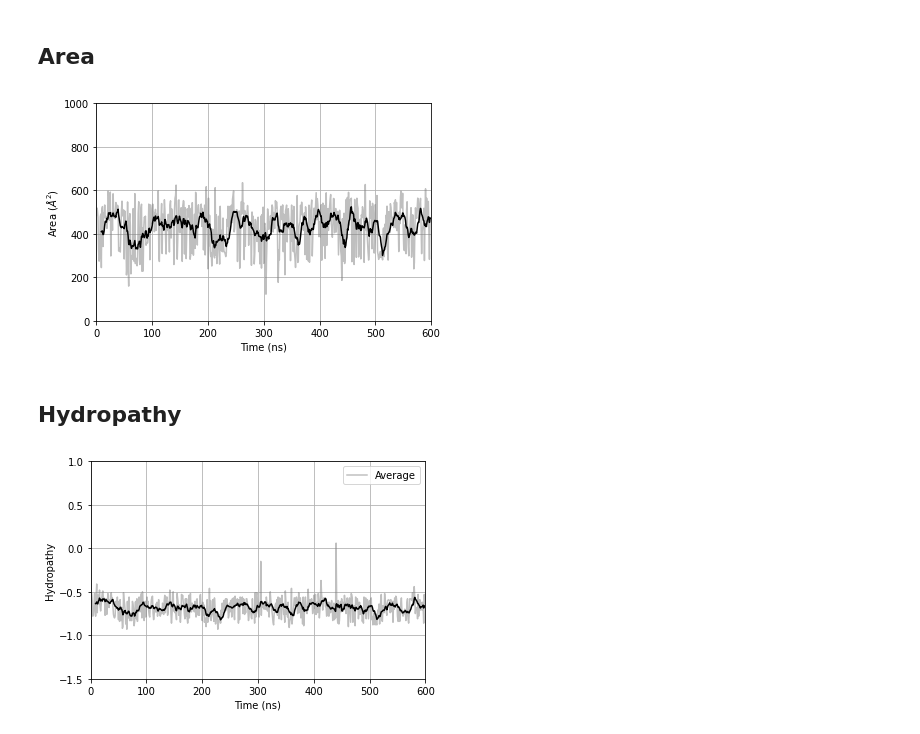
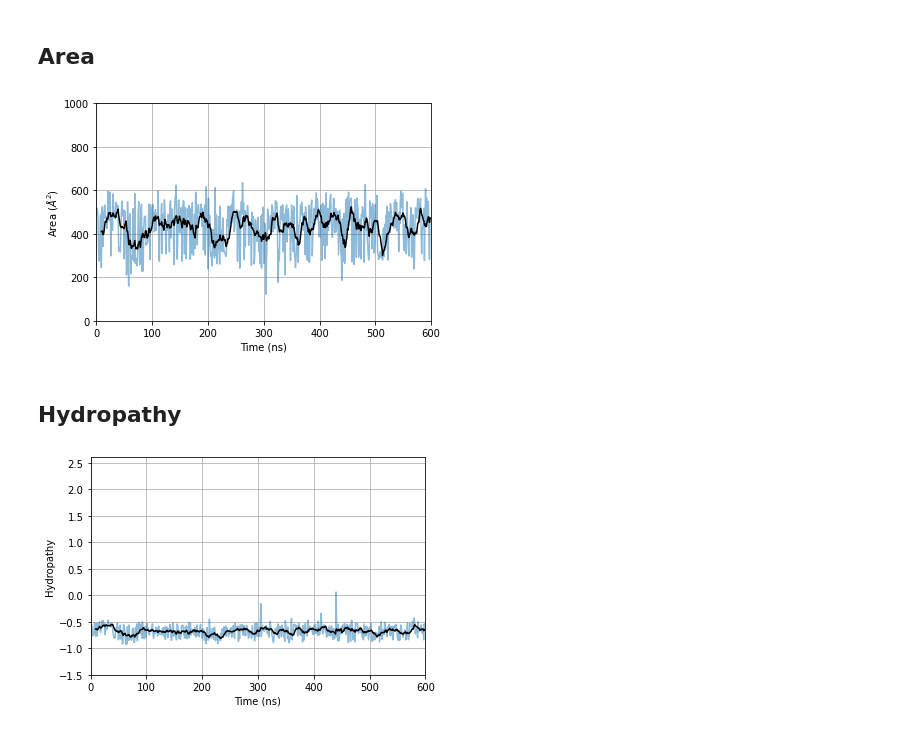
Before and after one commit to LBC-LNBio/pyKVFinder, a Jupyter notebook: examples/md-analysis/md-analysis.ipynb, the cells around one changed output. Saved outputs shown, nothing was run; the diff lists cells and outputs as text; code cells hidden in the pictures.

```diff
--- a/examples/md-analysis/md-analysis.ipynb
+++ b/examples/md-analysis/md-analysis.ipynb
@@ -53,7 +54,7 @@ with open('box.toml', 'w') as f:
 # Cavity detection and characterization on reference
 # %%
 # Detect and characterize cavities on reference
-results = pyKVFinder.run_workflow(reference, probe_out=12.0, volume_cutoff=100.0, box='./box.toml', include_depth=True, include_hydropathy=True, ignore_backbone=True)
+results = pyKVFinder.run_workflow(reference, probe_out=12.0, volume_cutoff=50.0, box='./box.toml', include_depth=True, include_hydropathy=True, ignore_backbone=True)
 
 # Export cavities and results
 results.export_all(fn='./results/6W02/6W02.results.toml', output='./results/6W02/6W02.output.pdb', output_hydropathy='./results/6W02/6W02.EisenbergWeiss.pdb', include_frequencies_pdf=True, pdf='./results/6W02/6W02.histograms.pdf')
@@ -110,9 +128,6 @@ NGLWidget()
 # %% [markdown]
 # Occurrence analysis
 # %%
-# Read ligand coordinates
-latomic = pyKVFinder.read_pdb(ligand)
-
 # Create empty array
 occurrence = None
 
@@ -124,7 +139,7 @@ for frame in frames:
     vertices, atomic = pyKVFinder.get_vertices_from_file('./box.toml', atomic, probe_out=12.0)
 
     # Detect biomolecular cavities
-    ncav, cavities = pyKVFinder.detect(atomic, vertices, probe_out=12.0, box_adjustment=True, latomic=latomic)
+    ncav, cavities = pyKVFinder.detect(atomic, vertices, probe_out=12.0, box_adjustment=True, volume_cutoff=50.0)
 
     if occurrence is None:
         occurrence = (cavities > 1).astype(int)
@@ -169,9 +192,6 @@ NGLWidget()
 # Properties throughout the simulation
 # %%
 # Calculating depth
-
-# Read ligand coordinates
-latomic = pyKVFinder.read_pdb(ligand)
 
 # Depths
 depth = numpy.zeros((2, len(frames)))
@@ -184,10 +204,10 @@ for frame in frames:
     atomic = pyKVFinder.read_pdb(os.path.join('./data', frame))
 
     # Get vertices from file
-    vertices, atomic = pyKVFinder.get_vertices_from_file('./box.toml', atomic, probe_out=8.0)
+    vertices, atomic = pyKVFinder.get_vertices_from_file('./box.toml', atomic, probe_out=12.0)
 
     # Detect biomolecular cavities
-    ncav, cavities = pyKVFinder.detect(atomic, vertices, probe_out=12.0, box_adjustment=True, latomic=latomic)
+    ncav, cavities = pyKVFinder.detect(atomic, vertices, probe_out=12.0, box_adjustment=True, volume_cutoff=50.0)
 
     # Depth characterization
     depths, max_depth, avg_depth = pyKVFinder.depth(cavities)
@@ -270,7 +290,7 @@ for frame in frames:
     vertices, atomic = pyKVFinder.get_vertices_from_file('./box.toml', atomic, probe_out=12.0)
 
     # Detect biomolecular cavities
-    ncav, cavities = pyKVFinder.detect(atomic, vertices, probe_out=12.0, box_adjustment=True)
+    ncav, cavities = pyKVFinder.detect(atomic, vertices, probe_out=12.0, box_adjustment=True, volume_cutoff=50.0)
 
     # Spatial characterization
     surface, volume, area = pyKVFinder.spatial(cavities)
@@ -328,7 +348,7 @@ fig.savefig('./results/plots/volume.png', dpi=300)
 data = pd.DataFrame(volarea, index=['Volume', 'Area']).transpose().replace(0, numpy.nan)
 
 # Plot data points
-ax = data['Area'].plot.line(color='gray', alpha=0.5)
+ax = data['Area'].plot.line(alpha=0.5)
 
 # Plot moving average
 data['moving_average'] = data.iloc[:, data.columns.get_loc('Area')].rolling(window=10).mean()
@@ -346,32 +366,32 @@ fig = ax.get_figure()
 os.mkdir('./results/plots') if not os.path.exists('./results/plots') else None
 fig.savefig('./results/plots/volume.png', dpi=300)
 # %% [output]
-[figure, old version]
+[figure, new version]
 # %% [markdown]
 ## Hydropathy
 # %%
 # Lineplot for hydropathy characterization
 
 # Prepare data
 data = pd.DataFrame(hydropathy, columns=['Average']).replace(0.0, numpy.nan)
 
 # Plot data points
-ax = data.plot.line(color='gray', alpha=0.5)
+ax = data['Average'].plot.line(alpha=0.5)
 
 # Plot moving average
 data['moving_average'] = data.iloc[:, data.columns.get_loc('Average')].rolling(window=10).mean()
 ax.plot('moving_average', data=data, color='black')
 
 # Customize axis
-ax.set_ylim(-1.5, 1.0)
+ax.set_ylim(-1.5, 2.6)
 ax.set_xlim(0, 600)
 ax.set_xlabel('Time (ns)')
 ax.set_ylabel('Hydropathy')
 ax.grid(True)
 
 # Save to file
 fig = ax.get_figure()
 os.mkdir('./results/plots') if not os.path.exists('./results/plots') else None
 fig.savefig('./results/plots/hydropathy.png', dpi=300)
 # %% [output]
-[figure, old version]
+[figure, new version]
```
Also changed, not shown: parts of 8 cells of this notebook, 1 other file.
